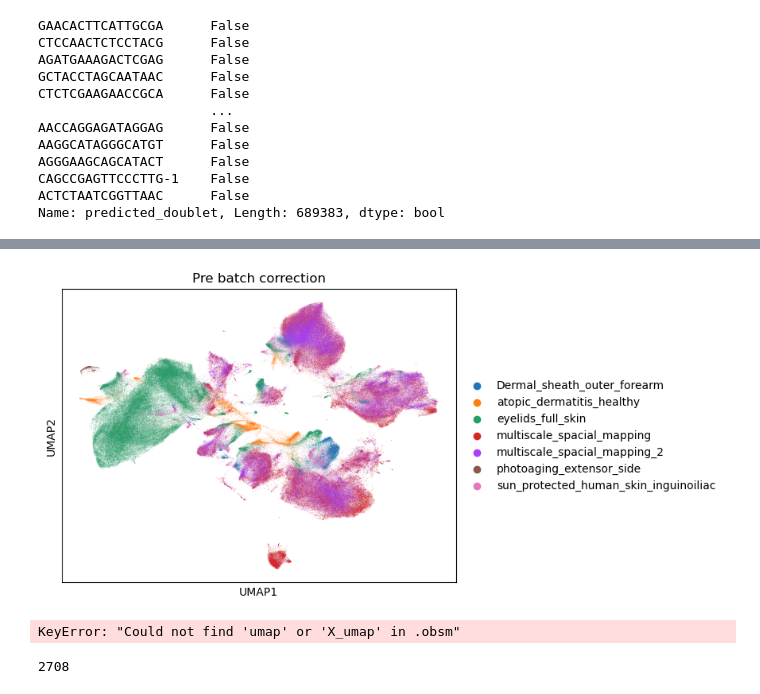
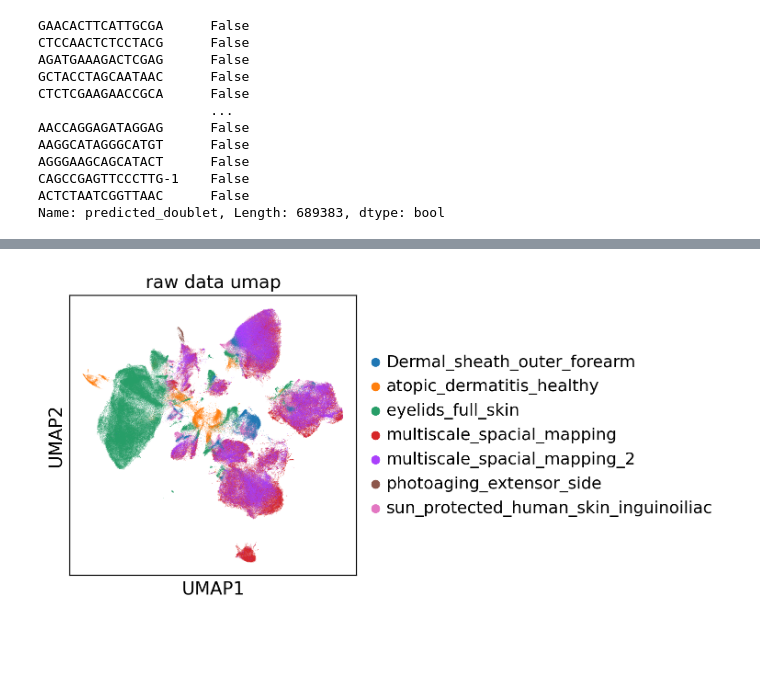
Before and after one commit to Kushgulati09/RNAseq-analysis_IGFL, a Jupyter notebook: scripts/tmp_sergio.ipynb, the cells around one changed output, grey strips where cells are left out. Cells and saved outputs as stored; diff of their text form; code cells hidden in the pictures; blank space fills up the shorter version.

```diff
--- a/scripts/tmp_sergio.ipynb
+++ b/scripts/tmp_sergio.ipynb
@@ -180 +200,5 @@ array([[-6722.098   ,  -440.68872 ,  -792.69104 , ...,   295.11972 ,
+# %%
+sc.pl.umap(adata_filtered, color='Publication', title = "raw data umap")
+# %% [output]
+[figure, added]
 # %%
@@ -188,8 +208,0 @@ sc.tl.umap(adata_filtered, min_dist=0.3, random_state = 7)
-# %%
-sc.pl.umap(adata_filtered, color='Publication', title = "Pre batch correction")
-# %% [output]
-[figure]
-# %%
-sc.pl.umap(adata_filtered, color='Publication', title = "Pre batch correction")
-# %% [output]
-KeyError: "Could not find 'umap' or 'X_umap' in .obsm"
@@ -232,6 +208,0 @@ sc.pp.highly_variable_genes(adata2, batch_key = 'Publication')
-# %%
-var_select = adata2.var.highly_variable_nbatches > 2
-var_genes = var_select.index[var_select]
-len(var_genes)
-# %% [output]
-2708
```
Also changed, not shown: parts of 41 cells of this notebook.
